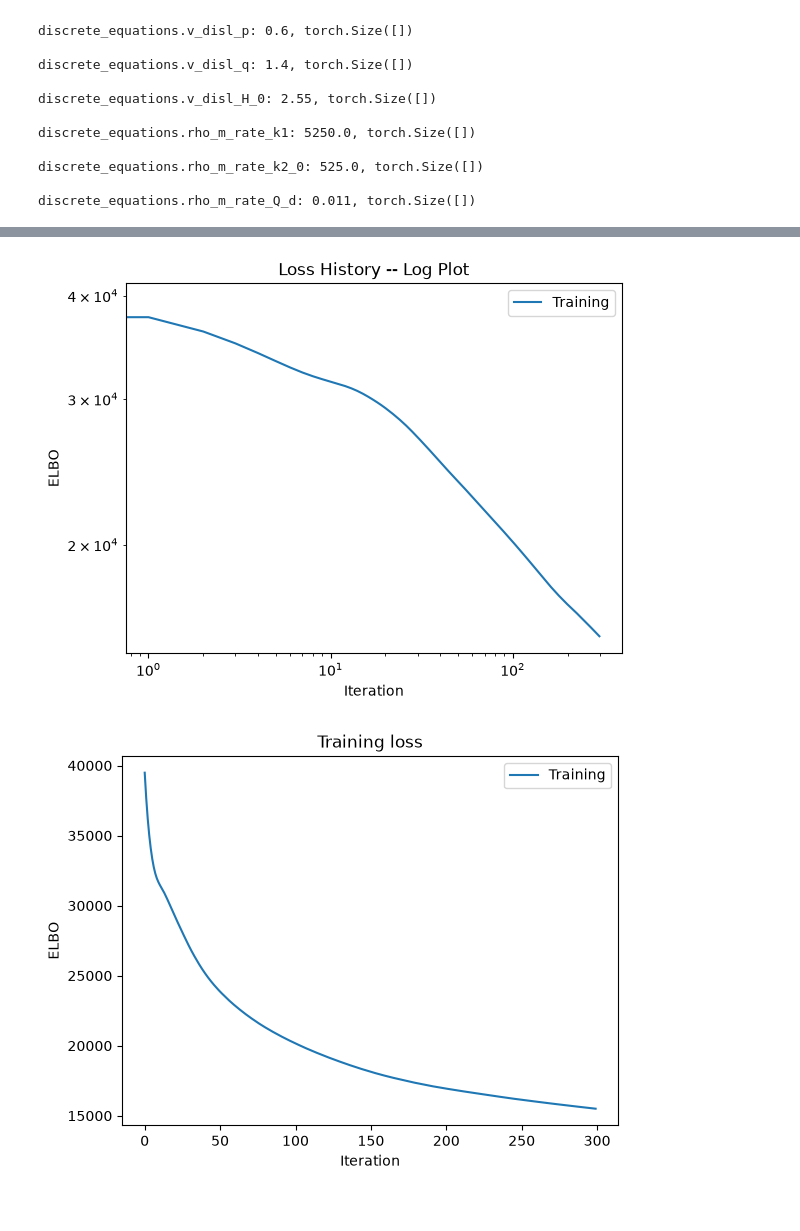
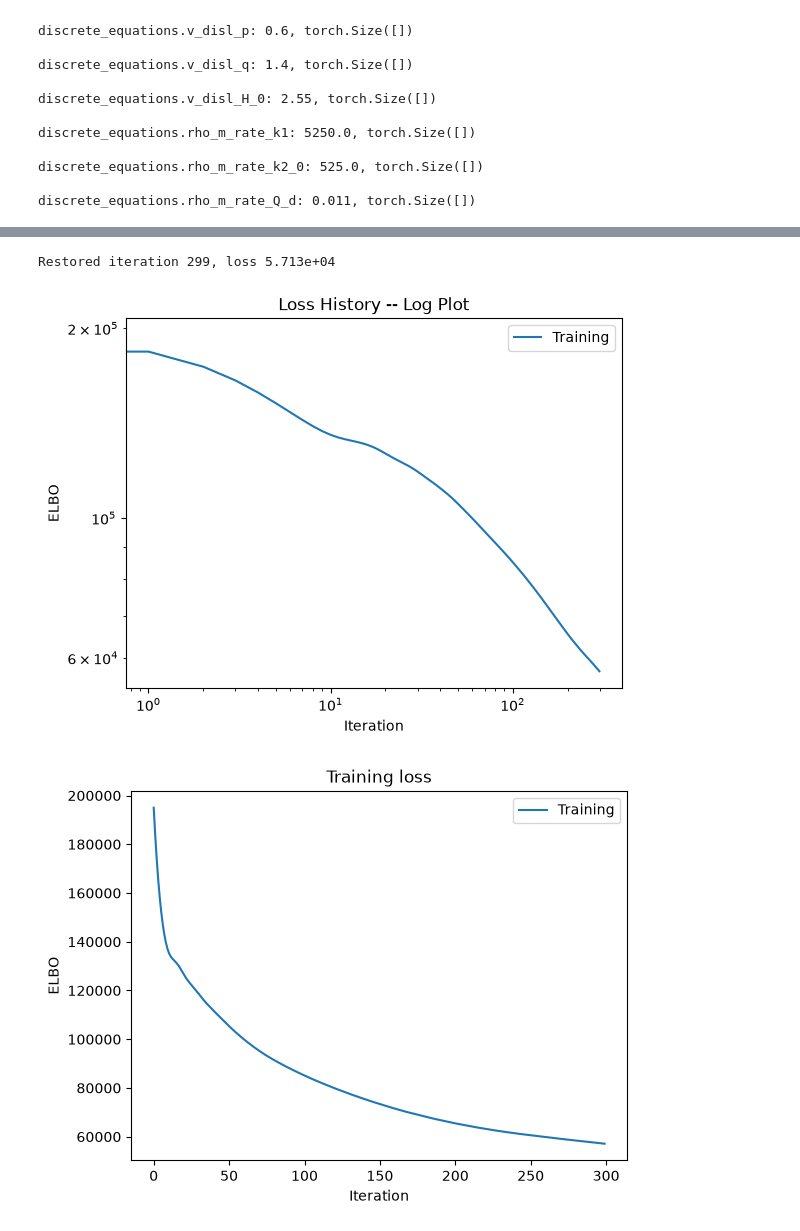
Before and after one commit to ColinMG2/neml2, a Jupyter notebook: cmg_projects/tensile_optimization/tungsten_statistical.ipynb, the cells around one changed output, grey strips where cells are left out. Saved outputs shown, nothing was run; the diff lists cells and outputs as text; code cells hidden in the pictures.

```diff
--- a/cmg_projects/tensile_optimization/tungsten_statistical.ipynb
+++ b/cmg_projects/tensile_optimization/tungsten_statistical.ipynb
@@ -62,23 +61,26 @@ class SolveStrain(torch.nn.Module):
             cache (bool): if true, cache the solution and use it as a predictor for the next call.
                 This heuristic can speed things up during inference where the model is called repeatedly with similar parameter values.
         """
+        newton = chunktime.ChunkNewtonRaphsonLineSearch(
+            rtol=self.rtol,
+            atol=self.atol,
+            throw_on_fail=False,
+            record_failed=True,
+            linesearch_iter=8,
+        )
         if cache and self.cached_solution is not None:
             solver = nonlinear.RecursiveNonlinearEquationSolver(
                 self.discrete_equations,
                 step_generator=nonlinear.StepGenerator(self.nchunk),
                 predictor=nonlinear.FullTrajectoryPredictor(self.cached_solution),  # type: ignore
-                nonlinear_solver=chunktime.ChunkNewtonRaphson(
-                    rtol=self.rtol, atol=self.atol, throw_on_fail=True
-                ),
+                nonlinear_solver=newton,
             )
         else:
             solver = nonlinear.RecursiveNonlinearEquationSolver(
                 self.discrete_equations,
                 step_generator=nonlinear.StepGenerator(self.nchunk),
                 predictor=nonlinear.PreviousStepsPredictor(),  # type: ignore
-                nonlinear_solver=chunktime.ChunkNewtonRaphson(
-                    rtol=self.rtol, atol=self.atol, throw_on_fail=True
-                ),
+                nonlinear_solver=newton,
             )
 
         control = torch.zeros_like(loading)
@@ -653,37 +692,65 @@ niter = 300
 num_samples = 1
 
 optimizer = ClippedAdam({"lr": lr})
 loss = Trace_ELBO(num_particles=num_samples)
 svi = SVI(hsmodel, guide, optimizer, loss=loss)
 
 titer = tqdm.tqdm(
     range(niter),
     bar_format="{desc}: {percentage:3.0f}%|{bar}|{n_fmt}/{total_fmt}{postfix}",
 )
 titer.set_description("Loss:")
-loss_history = []
+best_loss = float("inf")
+best_state: dict | None = None
+best_iter = -1
+n_fail = 0
+loss_history: list[float] = []
+
 for i in titer:
-    closs = svi.step(loading, time, temperature, results=exp_stress_data[..., 0:1])
+    try:
+        closs = svi.step(loading, time, temperature, results=exp_stress_data[..., 0:1])
+    except RuntimeError as e:
+        if "Implicit solve did not succeed" not in str(e):
+            raise
+        n_fail += 1
+        titer.set_postfix(fails=n_fail, best=f"{best_loss:.2e}")
+        continue
+
+    if not math.isfinite(closs):
+        n_fail += 1
+        continue
+
     loss_history.append(closs)
     titer.set_description("Loss: %3.2e" % closs)
+
+    if closs < best_loss:
+        best_loss, best_iter = closs, i
+        best_state = copy.deepcopy(pyro.get_param_store().get_state())
+
+if best_state is None:
+    raise RuntimeError("No successful training step; nothing to restore.")
+
+pyro.get_param_store().set_state(best_state)
+print(f"Restored iteration {best_iter}, loss {best_loss:.3e}")
 
 plt.figure()
 plt.loglog(loss_history, label="Training")
 plt.xlabel("Iteration")
 plt.ylabel("ELBO")
 plt.legend(loc="best")
 plt.title("Loss History -- Log Plot")
 
 plt.figure()
 plt.plot(loss_history, label="Training")
 plt.xlabel("Iteration")
 plt.ylabel("ELBO")
 plt.legend(loc="best")
 plt.title("Training loss")
 plt.show()
 # %% [output]
+Restored iteration 299, loss 5.713e+04
-[figure, old version]
+[figure, new version]
-[figure, old version]
+[figure, new version]
 # %%
 nreps = 50
 predict = Predictive(hsmodel, guide=guide, num_samples=nreps)
```
Also changed, not shown: parts of 8 cells of this notebook.
